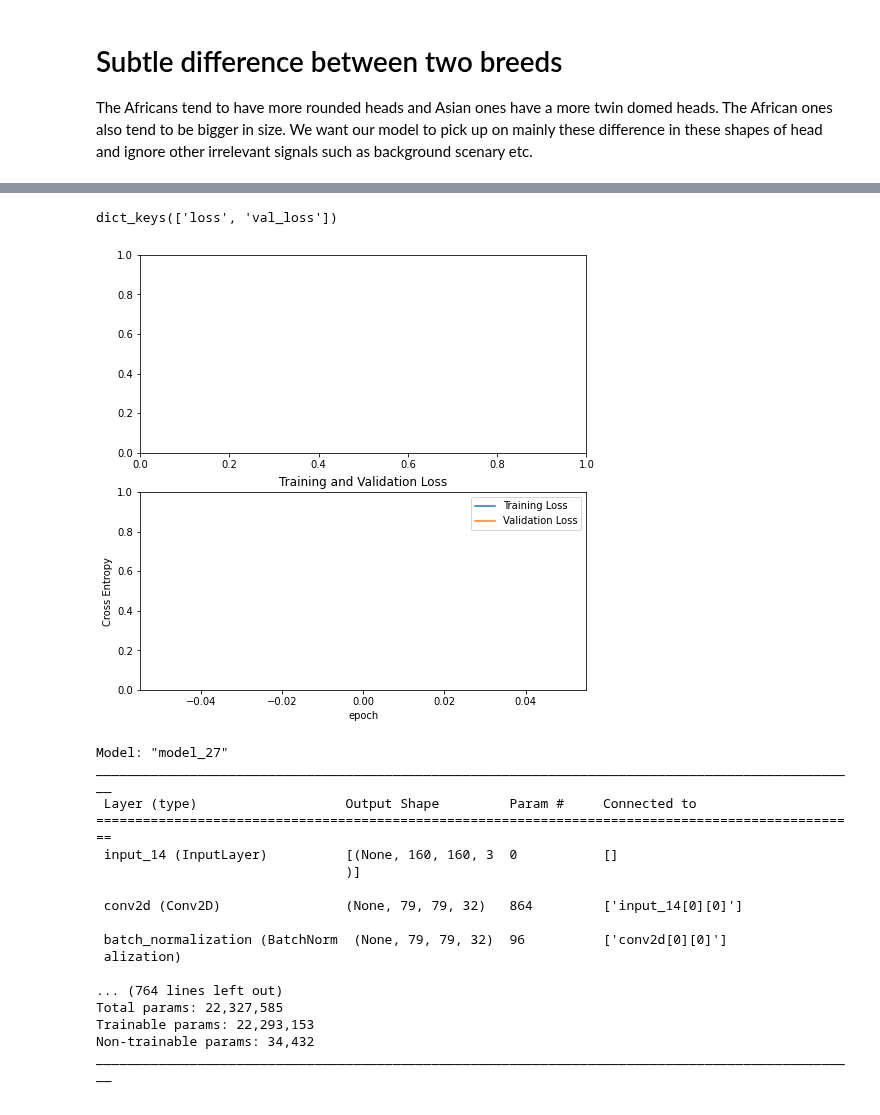
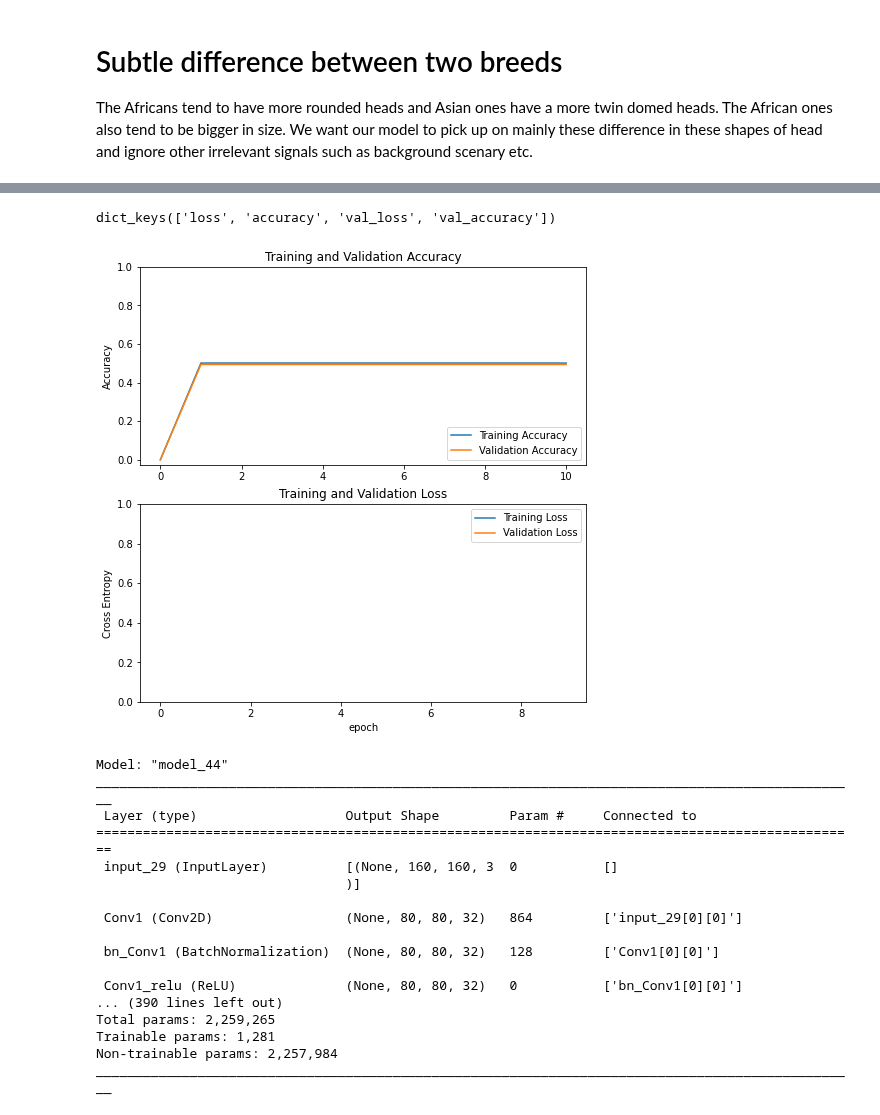
Before and after one commit to silvererudite/30-for-30-ml-projects, a Jupyter notebook: vision_understanding/how-convnets-differentiate-similar-imgs.ipynb, the cells around one changed output, grey strips where cells are left out. Cells and saved outputs as stored; diff of their text form; code cells hidden in the pictures.

```diff
--- a/vision_understanding/how-convnets-differentiate-similar-imgs.ipynb
+++ b/vision_understanding/how-convnets-differentiate-similar-imgs.ipynb
@@ -97,34 +97,37 @@ def elephant_model(image_shape=IMG_SIZE):
         tf.keras.model
     '''
     inp = tfl.Input((160, 160, 3))
-    inception = InceptionV3(include_top=False, weights='imagenet', input_tensor=inp, input_shape=(160, 160, 3), pooling='avg')
-    x = inception.output
-    x = tfl.Dense(256, activation='relu')(x)
-    x = tfl.Dropout(0.1)(x)
-    out = tfl.Dense(1, activation='softmax')(x)
+    mobile = tf.keras.applications.mobilenet_v2.MobileNetV2(include_top=False, weights='imagenet', input_tensor=inp, input_shape=(160, 160, 3), classifier_activation=None)
+    mobile.trainable = False
+    x = mobile.output
+    x = tfl.GlobalAveragePooling2D()(x)
+    x = tfl.Dropout(0.2)(x)
+    out = tfl.Dense(1)(x)
 
     complete_model = Model(inp, out)
     return complete_model
 
 
 
-#     input_shape = image_shape + (3,)
+#     input_shape = image_shape + (3)
 
 #     base_model = tf.keras.applications.mobilenet_v2.MobileNetV2(
 #     input_shape=input_shape,
 #     include_top=False,
 #     weights='imagenet',
+#     input_tensor=inp,
 #     classifier_activation=None
 #     )
 
 #     base_model.trainable = False
-#     inputs = tf.keras.Input(input_shape)
+#     inputs = tf.Input(input_shape)
+
 #     #print(base_model.summary())
 #     #X = data_augmentation(inputs)
 
 #     X = preprocess_input(inputs)
 #     X = base_model(X, training=False)
-
+#     X = base_model.output
 #     X = tfl.GlobalAveragePooling2D()(X)
 #     X = tfl.Dropout(0.2)(X)
 
@@ -143,8 +143,8 @@ base_learning_rate = 0.01
 # model.compile(optimizer=tf.keras.optimizers.Adam(lr=base_learning_rate),
 #               loss=tf.keras.losses.BinaryCrossentropy(),
 #               metrics=['accuracy'])
-model.compile(optimizer='adam', loss='binary_crossentropy')
+model.compile(optimizer='adam', loss='binary_crossentropy', metrics='accuracy')
 # %%
-initial_epochs = 1
+initial_epochs = 10
 history = model.fit(train_dataset, validation_data=validation_dataset, epochs=initial_epochs)
 # %% [output]
@@ -152,53 +171,53 @@ history = model.fit(train_dataset, validation_data=validation_dataset, epochs=in
 # %%
 history.history.keys()
 # %% [output]
-dict_keys(['loss', 'val_loss'])
+dict_keys(['loss', 'accuracy', 'val_loss', 'val_accuracy'])
 # %%
-# acc = [0.] + history.history['accuracy']
-# val_acc = [0.] + history.history['val_accuracy']
+acc = [0.] + history.history['accuracy']
+val_acc = [0.] + history.history['val_accuracy']
 
 loss = history.history['loss']
 val_loss = history.history['val_loss']
 
 plt.figure(figsize=(8, 8))
 plt.subplot(2, 1, 1)
-# plt.plot(acc, label='Training Accuracy')
-# plt.plot(val_acc, label='Validation Accuracy')
-# plt.legend(loc='lower right')
-# plt.ylabel('Accuracy')
-# plt.ylim([min(plt.ylim()),1])
-# plt.title('Training and Validation Accuracy')
+plt.plot(acc, label='Training Accuracy')
+plt.plot(val_acc, label='Validation Accuracy')
+plt.legend(loc='lower right')
+plt.ylabel('Accuracy')
+plt.ylim([min(plt.ylim()),1])
+plt.title('Training and Validation Accuracy')
 
 plt.subplot(2, 1, 2)
 plt.plot(loss, label='Training Loss')
 plt.plot(val_loss, label='Validation Loss')
 plt.legend(loc='upper right')
 plt.ylabel('Cross Entropy')
 plt.ylim([0,1.0])
 plt.title('Training and Validation Loss')
 plt.xlabel('epoch')
 plt.show()
 # %% [output]
-[figure, old version]
+[figure, new version]
 # %%
 model.summary()
 # %% [output]
-Model: "model_27"
+Model: "model_44"
 __________________________________________________________________________________________________
  Layer (type)                   Output Shape         Param #     Connected to
 ==================================================================================================
- input_14 (InputLayer)          [(None, 160, 160, 3  0           []
+ input_29 (InputLayer)          [(None, 160, 160, 3  0           []
                                 )]
 
- conv2d (Conv2D)                (None, 79, 79, 32)   864         ['input_14[0][0]']
+ Conv1 (Conv2D)                 (None, 80, 80, 32)   864         ['input_29[0][0]']
 
- batch_normalization (BatchNorm  (None, 79, 79, 32)  96          ['conv2d[0][0]']
- alization)
+ bn_Conv1 (BatchNormalization)  (None, 80, 80, 32)   128         ['Conv1[0][0]']
 
-... (764 lines left out)
-Total params: 22,327,585
-Trainable params: 22,293,153
-Non-trainable params: 34,432
+ Conv1_relu (ReLU)              (None, 80, 80, 32)   0           ['bn_Conv1[0][0]']
+... (390 lines left out)
+Total params: 2,259,265
+Trainable params: 1,281
+Non-trainable params: 2,257,984
 __________________________________________________________________________________________________
 # %%
 # Taking the outputs of first 100 layers from trained model, leaving the first Input layer, in a list
```
Also changed, not shown: parts of 4 cells of this notebook.
